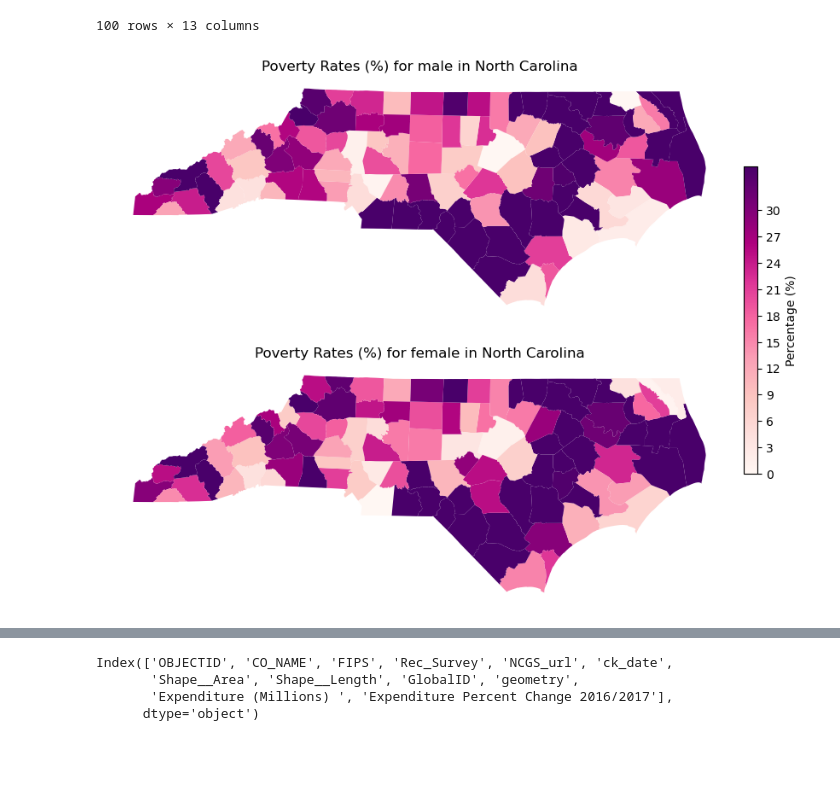
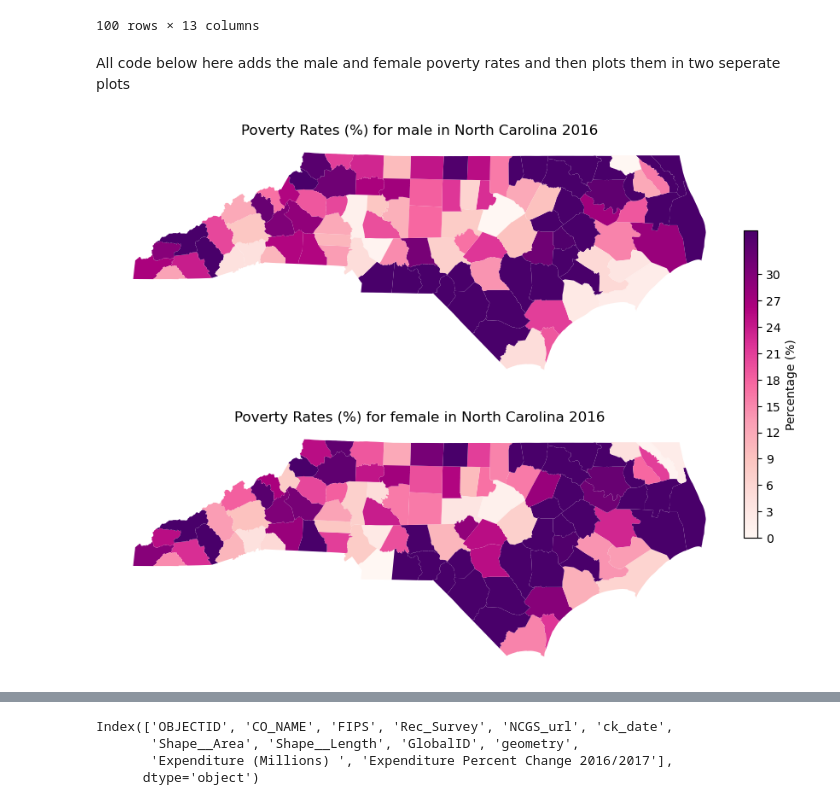
Before and after one commit to ajrossprtm/finalprojectGIS495, a Jupyter notebook: attempt2.ipynb, the cells around one changed output, grey strips where cells are left out. Cells and saved outputs as stored; diff of their text form; code cells hidden in the pictures; blank space fills up the shorter version.

```diff
--- a/attempt2.ipynb
+++ b/attempt2.ipynb
@@ -297,20 +308,22 @@ plot_2016
 | 98 | 99 | ASHE | 009 | No recent survey data available |  | 2011-11-29 00:00:00+00:00 | 1.193919e+10 | 520045.398397 | af0b3578-18ca-468a-be2b-dc3958db6c4f | ... |
 | 99 | 100 | ALLEGHANY | 005 | No recent survey data available |  | 2011-11-29 00:00:00+00:00 | 6.576362e+09 | 439166.717185 | 93994eb6-f4b3-4fa3-bf6f-5b6a1e34aa43 | ... |
 100 rows × 13 columns
+# %% [markdown]
+All code below here adds the male and female poverty rates and then plots them in two seperate plots
 # %%
 num_levels= 100
 fig, axes = plt.subplots(nrows=2, ncols=1,figsize = (16, 8))
 for index,ax in enumerate(axes.flat):
     im = plot_2016.plot(column = sex_cols[index], ax = ax, cmap = "RdPu", vmin=0, vmax=50)
-    im.set_title(f'Poverty Rates (%) for {sex_cols[index]} in North Carolina', fontdict = {'fontsize': '12', 'fontweight' : '2'})
+    im.set_title(f'Poverty Rates (%) for {sex_cols[index]} in North Carolina 2016', fontdict = {'fontsize': '12', 'fontweight' : '2'})
     im.set_axis_off()
 
 cax = fig.add_axes([0.75, 0.3, 0.01, 0.45])
 sm = plt.cm.ScalarMappable(cmap="RdPu", norm=plt.Normalize(vmin=0, vmax=35))
 cbar = fig.colorbar(sm, cax=cax, ticks=[i for i in range(0, 31, 3)])
 cbar.set_label('Percentage (%)')
 # %% [output]
-[figure, old version]
+[figure, new version]
 # %%
 num_levels= 100
 fig, axes = plt.subplots(nrows=2, ncols=1,figsize = (16, 8))
```
Also changed, not shown: parts of 22 cells of this notebook.
